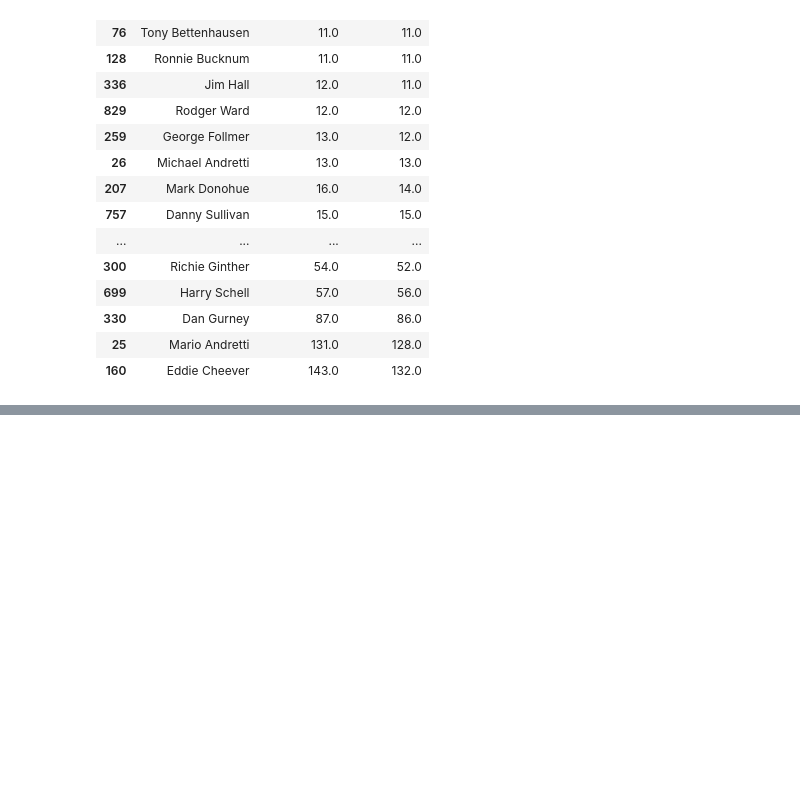
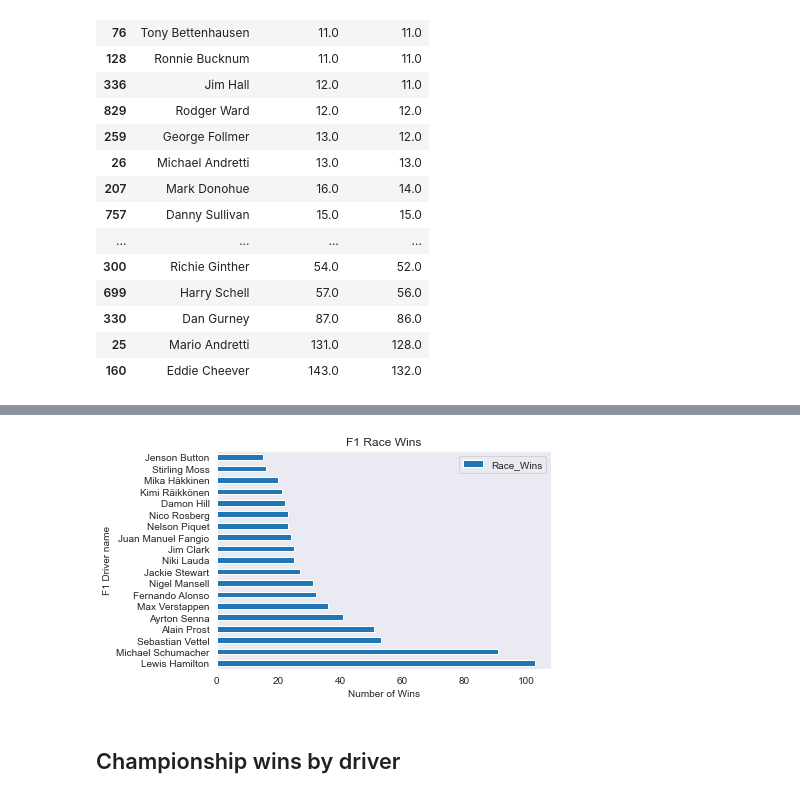
Before and after one commit to Ballyk101/UCDPA_JohnCronly, a Jupyter notebook: F1_Drivers_1952_to_2022.ipynb, the cells around one changed output, grey strips where cells are left out. Drawn from its saved outputs; the diff is of its cells as text; code cells hidden in the pictures; blank space fills up the shorter version.

Commit message:
Update F1_Drivers_1952_to_2022.ipynb
More charts

```diff
--- a/F1_Drivers_1952_to_2022.ipynb
+++ b/F1_Drivers_1952_to_2022.ipynb
@@ -509,0 +520,5 @@ As seen from using head(120) there is 119 drivers, out of the 160 with 5 race st
+# %%
+wins_dr = df[["Driver","Race_Wins"]]
+wins_dr = wins_dr.loc[~(wins_dr["Race_Wins"]==0.0)]
+wins_dr=wins_dr.sort_values(by="Race_Wins", ascending=False)
+print(wins_dr.head())
@@ -509,0 +541,4 @@ As seen from using head(120) there is 119 drivers, out of the 160 with 5 race st
+# %%
+wins_dr=wins_dr[wins_dr["Race_Wins"]>14]\
+.reset_index(drop=True)
+print(wins_dr)
@@ -509,0 +566,10 @@ As seen from using head(120) there is 119 drivers, out of the 160 with 5 race st
+# %%
+wins_dr.plot.barh("Driver", "Race_Wins")
+plt.title("F1 Race Wins")
+plt.ylabel("F1 Driver name")
+plt.xlabel("Number of Wins")
+plt.show()
+# %% [output]
+[figure, added]
+# %% [markdown]
+## Championship wins by driver
```
Also changed, not shown: parts of 42 cells of this notebook.
